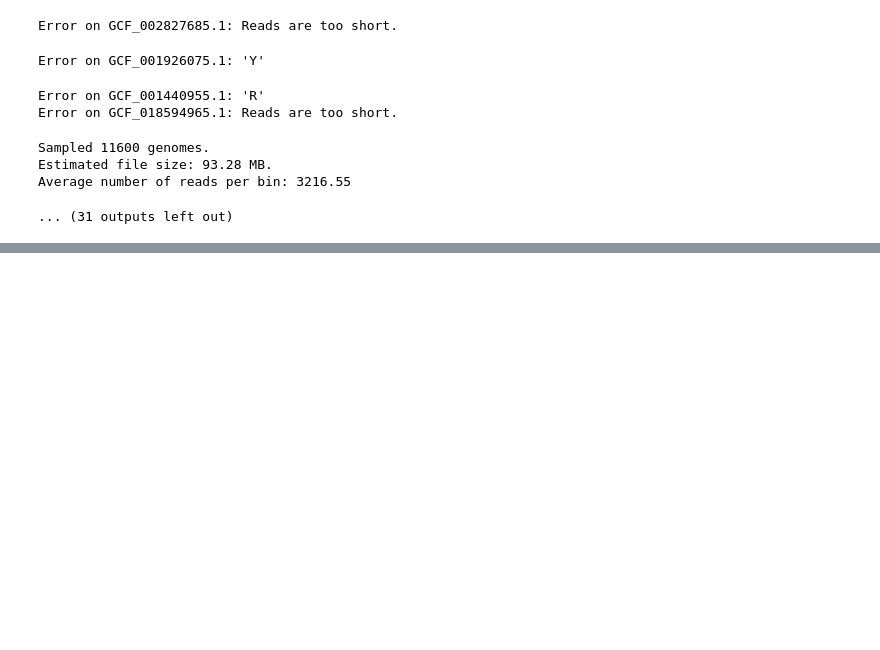
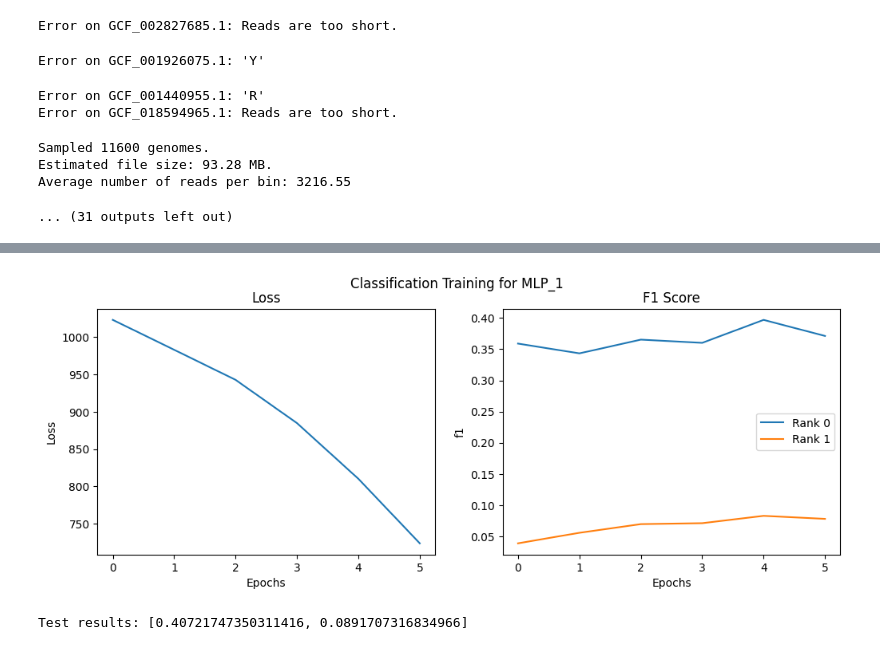
Before and after one commit to Vincent-Therrien/stelaro, a Jupyter notebook: demonstrations/synthetic.ipynb, the cells around one changed output, grey strips where cells are left out. Drawn from its saved outputs; the diff is of its cells as text; code cells hidden in the pictures; blank space fills up the shorter version.

```diff
--- a/demonstrations/synthetic.ipynb
+++ b/demonstrations/synthetic.ipynb
@@ -512,0 +568,6 @@ def benchmark(classifier: models.BaseClassifier, name: str) -> None:
+# %%
+benchmark(
+    feedforward.Classifier(LENGTH, mapping, "cuda", feedforward.MLP_1),
+    "MLP_1"
+)
+# %% [output]
@@ -512,0 +582,2 @@ def benchmark(classifier: models.BaseClassifier, name: str) -> None:
+[figure, added]
+Test results: [0.40721747350311416, 0.0891707316834966]
```
Also changed, not shown: parts of 16 cells of this notebook, 3 other files.
